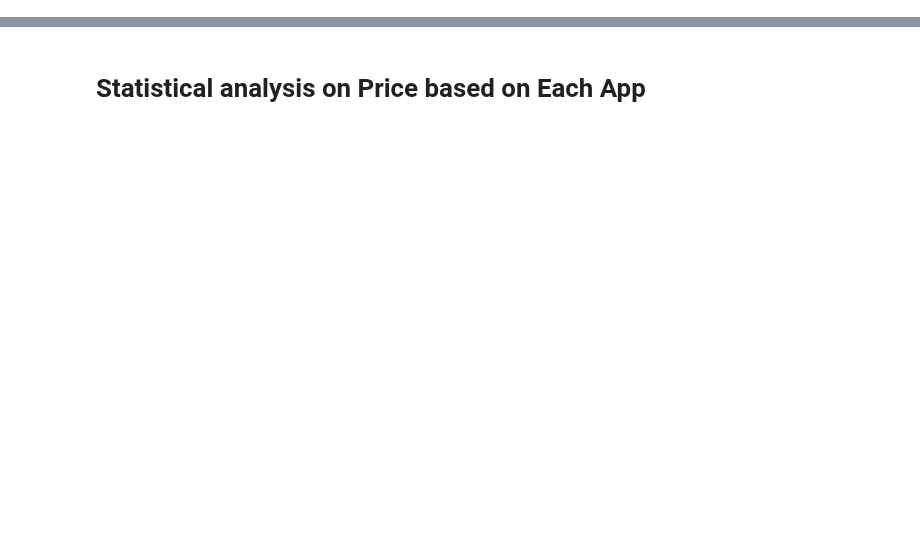
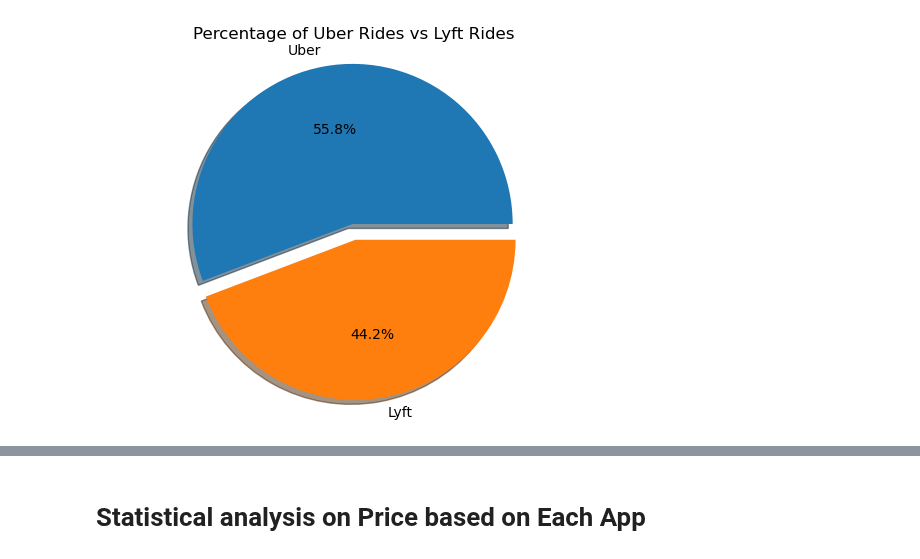
Before and after one commit to marnaji/Project-1, a Jupyter notebook: main.ipynb, the cells around one changed output, grey strips where cells are left out. Cells and saved outputs as stored; diff of their text form; code cells hidden in the pictures; blank space fills up the shorter version.

```diff
--- a/main.ipynb
+++ b/main.ipynb
@@ -91,13 +184,17 @@ final_df.to_csv("rideshare_vs_weather.csv", index=False)
 # %%
 #Pie chart created to see the percentage of lyft rides to Uber Rides
 ride_counts = final_df["Rideshare_App"].value_counts()
 
 percentages = (ride_counts / ride_counts.sum()) * 100
+explode = [0.05] * len(percentages)
 
-plt.pie(percentages, labels=percentages.index, autopct='%1.1f%%')
+
+plt.pie(percentages, labels=percentages.index, explode=explode, shadow=True, autopct='%1.1f%%')
 plt.title('Percentage of Uber Rides vs Lyft Rides')
 plt.axis('equal')
 plt.show()
+# %% [output]
+[figure, added]
 # %%
 #find the min and max distance of the trips to find the ranges
 
```
Also changed, not shown: parts of 46 cells of this notebook, 2 other files.
